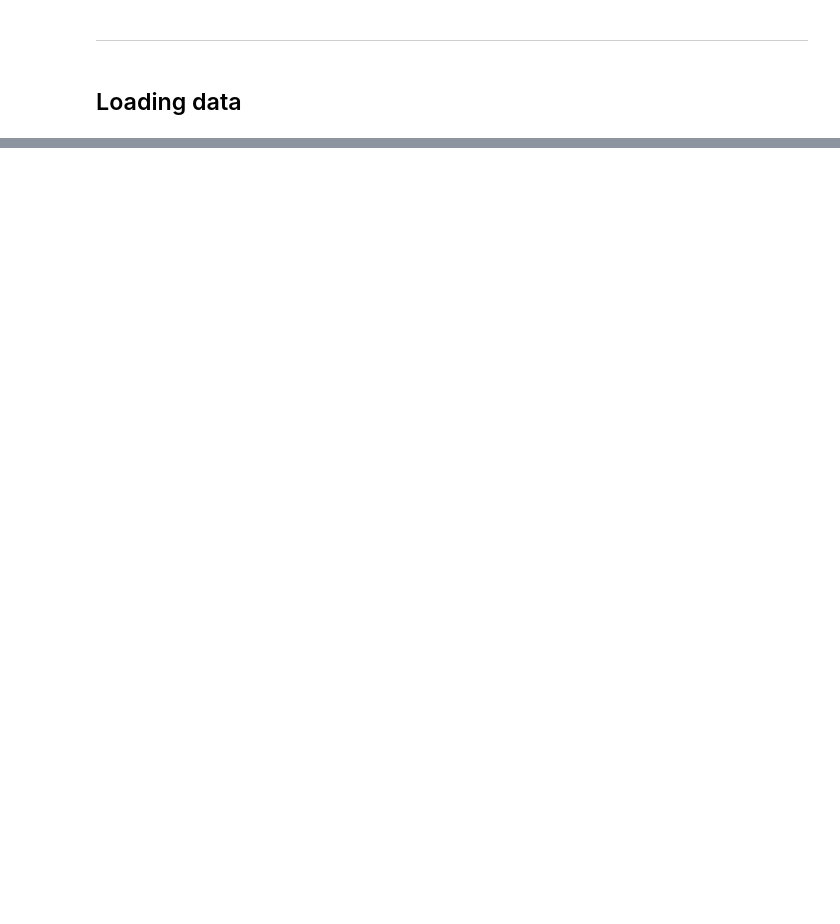
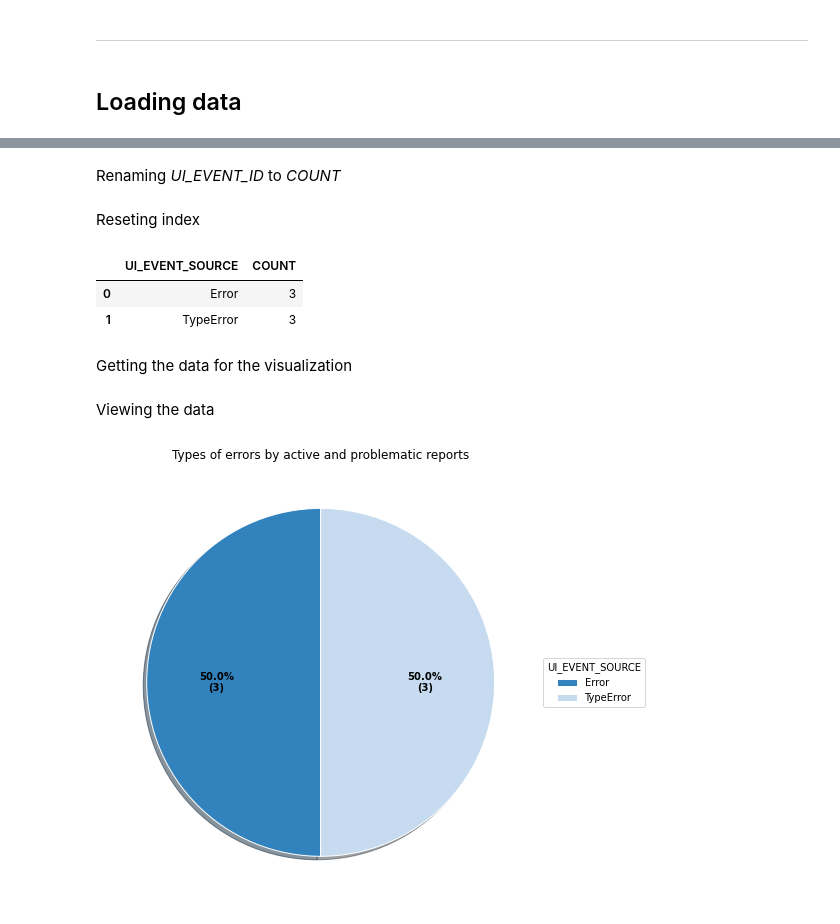
Before and after one commit to dell-splab/lightning-analysis, a Jupyter notebook: non-performing-reports/report/1.5. Which errors comes from these reports.ipynb, the cells around one changed output, grey strips where cells are left out. Drawn from its saved outputs; the diff is of its cells as text; code cells hidden in the pictures; blank space fills up the shorter version.

Commit message:
analyzing types of errors

```diff
--- a/non-performing-reports/report/1.5. Which errors comes from these reports.ipynb
+++ b/non-performing-reports/report/1.5. Which errors comes from these reports.ipynb
@@ -177,0 +169,21 @@ ltng_reports.shape
+# %% [markdown]
+Renaming *UI_EVENT_ID* to *COUNT*
+# %%
+ltng_reports_errors.rename(columns={'UI_EVENT_ID': 'COUNT'}, inplace = True)
+# %% [markdown]
+Reseting index
+# %%
+ltng_reports_errors.reset_index(inplace = True)
+# %%
+ltng_reports_errors
+# %% [output]
+|  | UI_EVENT_SOURCE | COUNT |
+| 0 | Error | 3 |
+| 1 | TypeError | 3 |
+# %% [markdown]
+Getting the data for the visualization
+# %%
+list_ui_event_source = ltng_reports_errors['UI_EVENT_SOURCE'].tolist()
+list_count = ltng_reports_errors['COUNT'].tolist()
+# %% [markdown]
+Viewing the data
@@ -177,0 +193,28 @@ ltng_reports.shape
+# %%
+cmap = plt.get_cmap("tab20c")
+outer_colors = cmap(np.arange(len(list_ui_event_source))*3)
+wp = { 'linewidth' : 1, 'edgecolor' : "white" }
+def func(pct, allvalues):
+    absolute = int(pct / 100.*np.sum(allvalues))
+    return "{:.1f}%\n({:d})".format(pct, absolute)
+# %%
+fig, ax = plt.subplots(figsize =(12, 8))
+
+wedges, texts, autotexts = ax.pie(list_count,
+                                  autopct = lambda pct: func(pct, list_count),
+                                  shadow = True,
+                                  colors = outer_colors,
+                                  startangle = 90,
+                                  wedgeprops = wp,
+                                  textprops = dict(color ="black"))
+
+ax.legend(wedges, list_ui_event_source,
+          title ="UI_EVENT_SOURCE",
+          loc ="center left",
+          bbox_to_anchor =(1, 0, 0.5, 1))
+
+plt.setp(autotexts, size = 10, weight ="bold")
+ax.set_title("Types of errors by active and problematic reports")
+plt.show()
+# %% [output]
+[figure, added]
```
Also changed, not shown: parts of 79 cells of this notebook.
